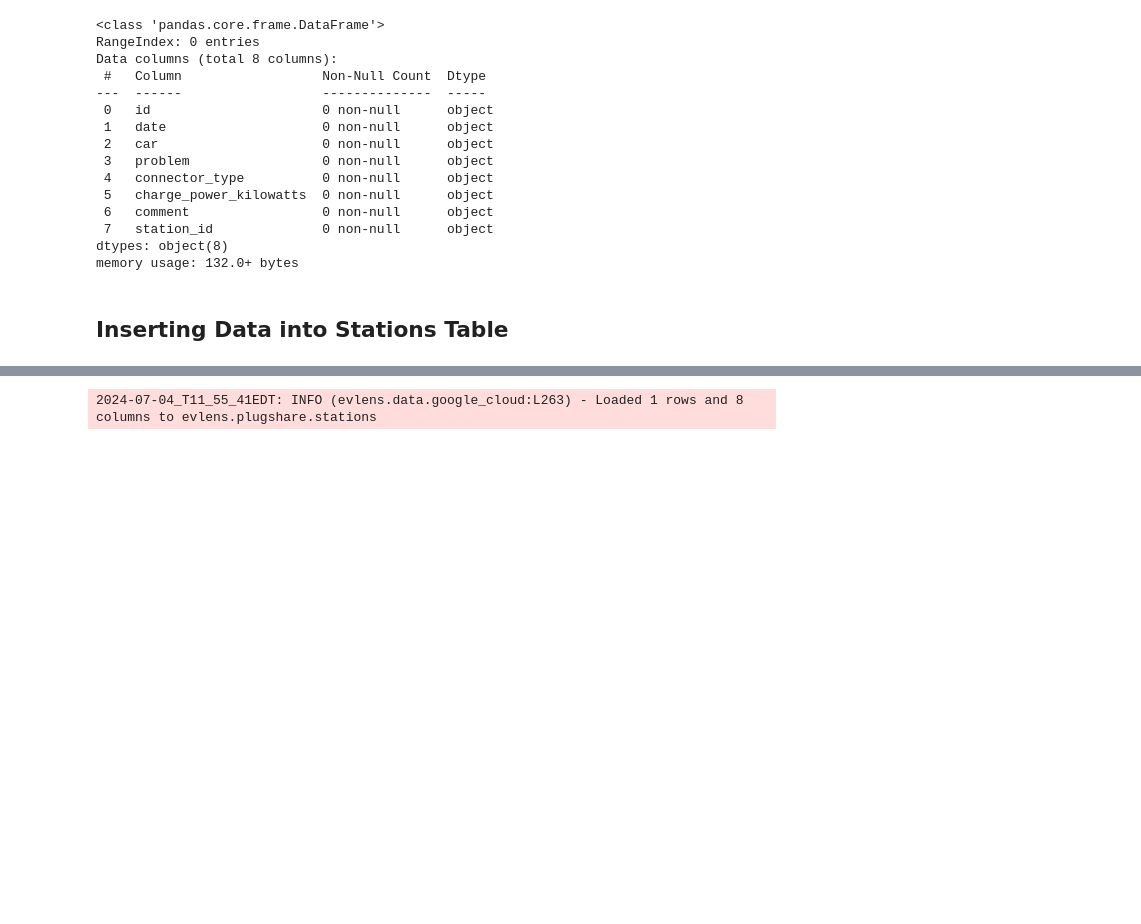
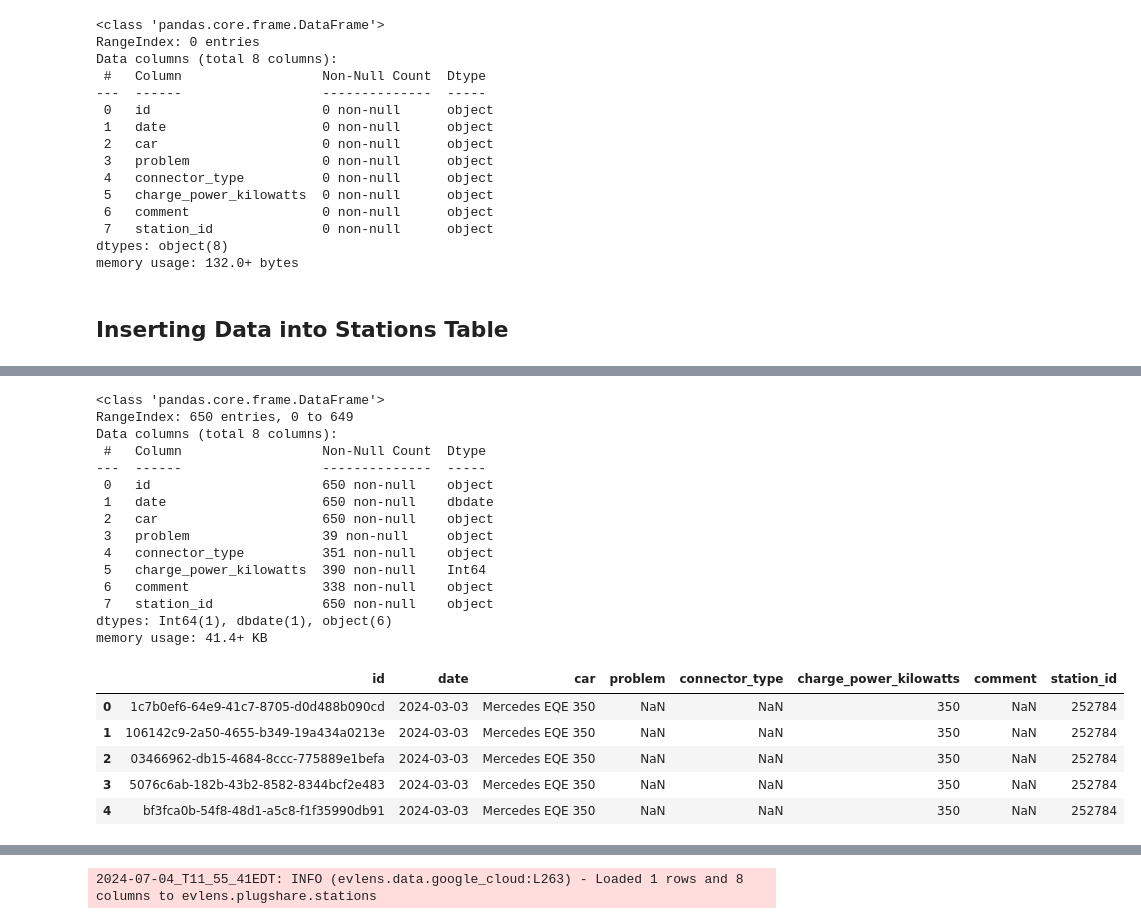
Before and after one commit to emigre459/evlens, a Jupyter notebook: notebooks/exploratory/0.3-DWRM-GCloud.ipynb, the cells around one changed output, grey strips where cells are left out. Saved outputs shown, nothing was run; the diff lists cells and outputs as text; code cells hidden in the pictures; blank space fills up the shorter version.

```diff
--- a/notebooks/exploratory/0.3-DWRM-GCloud.ipynb
+++ b/notebooks/exploratory/0.3-DWRM-GCloud.ipynb
@@ -306,3 +331,33 @@ bq.query_to_dataframe(query)
+# %%
+query = f"""
+SELECT *
+FROM `{bq._make_table_id('plugshare', 'checkins')}`
+"""
+df_test = bq.query_to_dataframe(query)
+df_test.info()
+df_test.head()
+# %% [output]
+<class 'pandas.core.frame.DataFrame'>
+RangeIndex: 650 entries, 0 to 649
+Data columns (total 8 columns):
+ #   Column                  Non-Null Count  Dtype
+---  ------                  --------------  -----
+ 0   id                      650 non-null    object
+ 1   date                    650 non-null    dbdate
+ 2   car                     650 non-null    object
+ 3   problem                 39 non-null     object
+ 4   connector_type          351 non-null    object
+ 5   charge_power_kilowatts  390 non-null    Int64
+ 6   comment                 338 non-null    object
+ 7   station_id              650 non-null    object
+dtypes: Int64(1), dbdate(1), object(6)
+memory usage: 41.4+ KB
+|  | id | date | car | problem | connector_type | charge_power_kilowatts | comment | station_id |
+| 0 | 1c7b0ef6-64e9-41c7-8705-d0d488b090cd | 2024-03-03 | Mercedes EQE 350 | NaN | NaN | 350 | NaN | 252784 |
+| 1 | 106142c9-2a50-4655-b349-19a434a0213e | 2024-03-03 | Mercedes EQE 350 | NaN | NaN | 350 | NaN | 252784 |
+| 2 | 03466962-db15-4684-8ccc-775889e1befa | 2024-03-03 | Mercedes EQE 350 | NaN | NaN | 350 | NaN | 252784 |
+| 3 | 5076c6ab-182b-43b2-8582-8344bcf2e483 | 2024-03-03 | Mercedes EQE 350 | NaN | NaN | 350 | NaN | 252784 |
+| 4 | bf3fca0b-54f8-48d1-a5c8-f1f35990db91 | 2024-03-03 | Mercedes EQE 350 | NaN | NaN | 350 | NaN | 252784 |
 # %%
 # Write data to BQ stations table
 df_stations = test_results[0][0].drop(columns=['id']).drop_duplicates()
```
Also changed, not shown: parts of 3 cells of this notebook, 1 other file.
